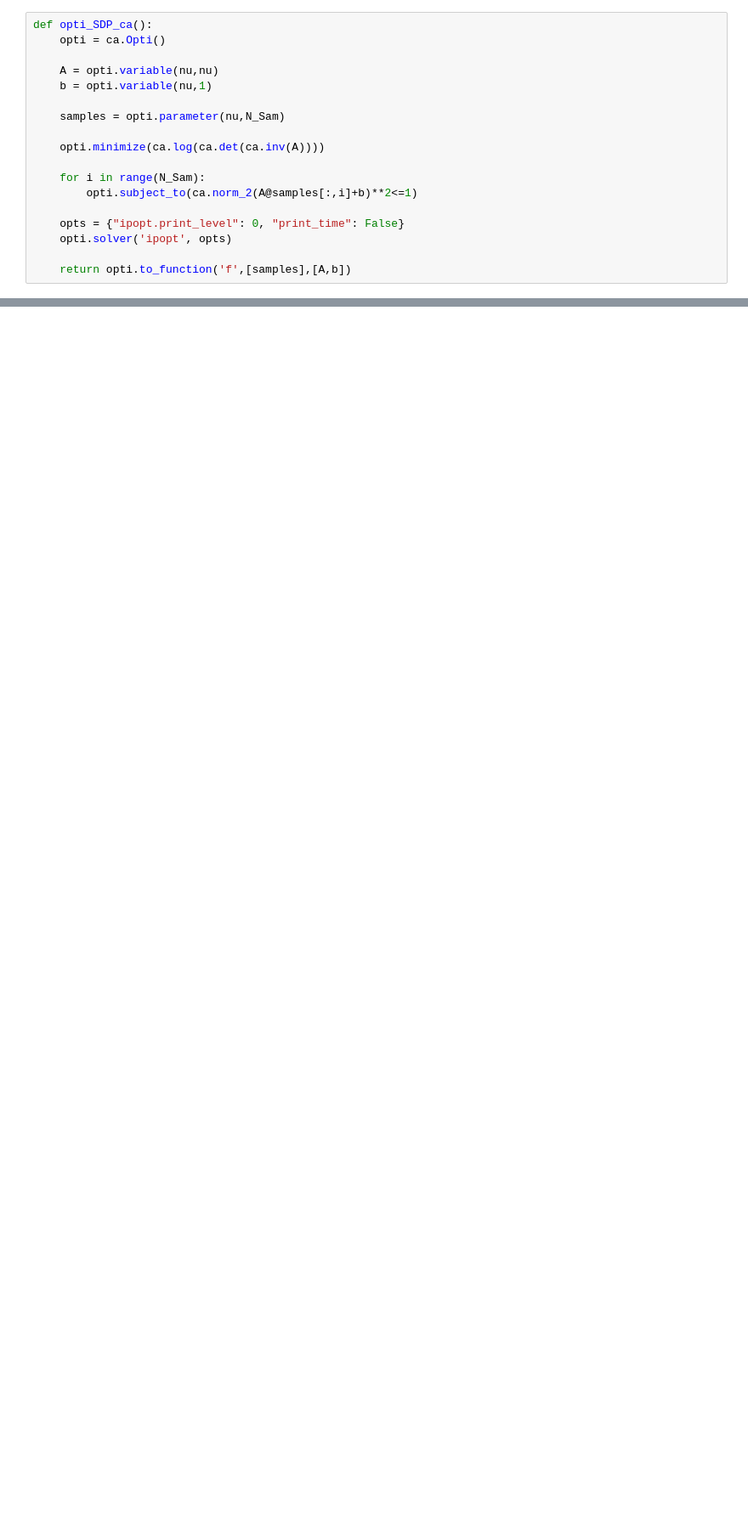
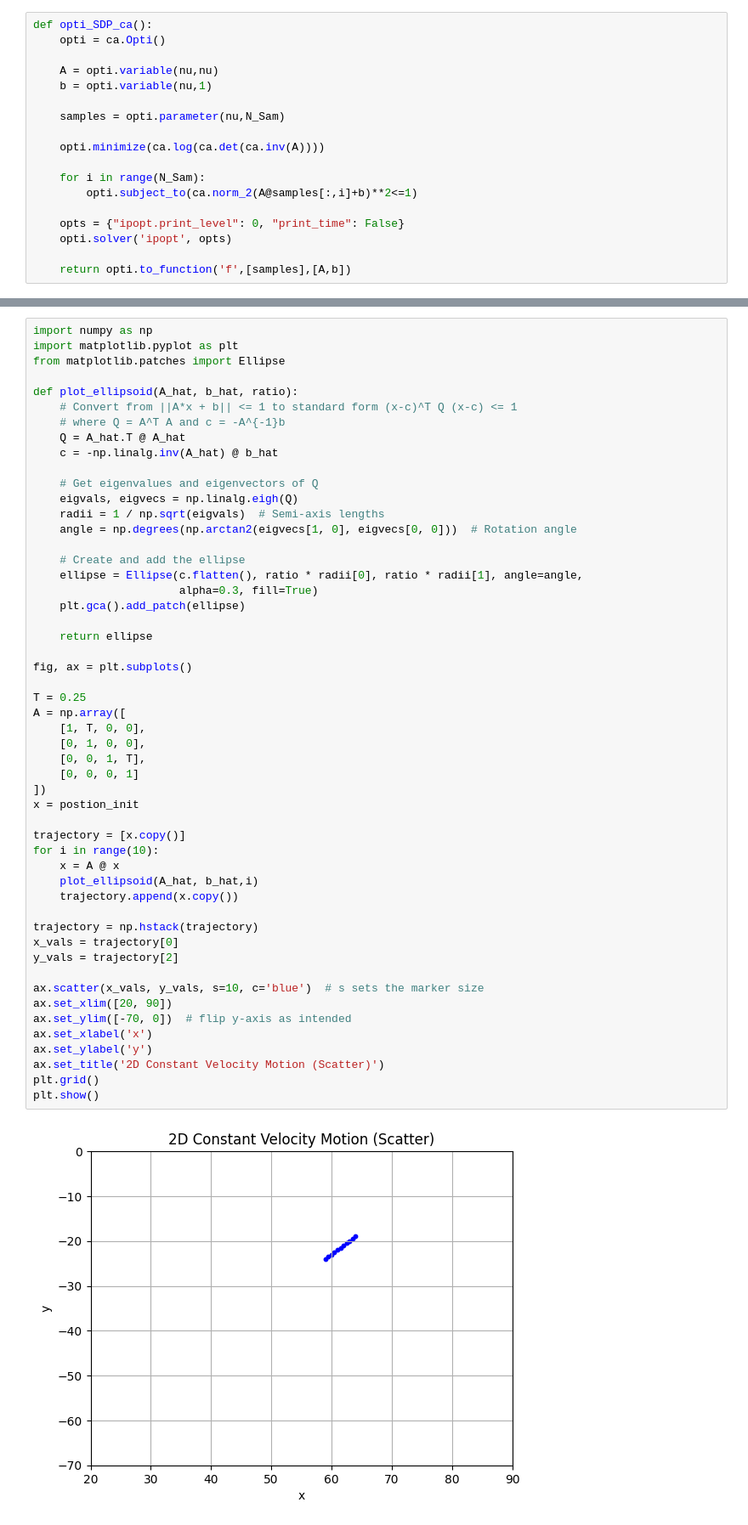
Before and after one commit to QDZHOU/FYP_Intent_Learning, a Jupyter notebook: H_estimation/H_estimation_ellipsoid.ipynb, the cells around one changed output, grey strips where cells are left out. Shown at 85% size. Drawn from its saved outputs; the diff is of its cells as text; blank space fills up the shorter version.

Commit message:
feat:ellipsoid reachability

```diff
--- a/H_estimation/H_estimation_ellipsoid.ipynb
+++ b/H_estimation/H_estimation_ellipsoid.ipynb
@@ -117,3 +197,57 @@ plt.show()
+# %%
+import numpy as np
+import matplotlib.pyplot as plt
+from matplotlib.patches import Ellipse
+
+def plot_ellipsoid(A_hat, b_hat, ratio):
+    # Convert from ||A*x + b|| <= 1 to standard form (x-c)^T Q (x-c) <= 1
+    # where Q = A^T A and c = -A^{-1}b
+    Q = A_hat.T @ A_hat
+    c = -np.linalg.inv(A_hat) @ b_hat
+
+    # Get eigenvalues and eigenvectors of Q
+    eigvals, eigvecs = np.linalg.eigh(Q)
+    radii = 1 / np.sqrt(eigvals)  # Semi-axis lengths
+    angle = np.degrees(np.arctan2(eigvecs[1, 0], eigvecs[0, 0]))  # Rotation angle
+
+    # Create and add the ellipse
+    ellipse = Ellipse(c.flatten(), ratio * radii[0], ratio * radii[1], angle=angle,
+                      alpha=0.3, fill=True)
+    plt.gca().add_patch(ellipse)
+
+    return ellipse
+
+fig, ax = plt.subplots()
+
+T = 0.25
+A = np.array([
+    [1, T, 0, 0],
+    [0, 1, 0, 0],
+    [0, 0, 1, T],
+    [0, 0, 0, 1]
+])
+x = postion_init
+
+trajectory = [x.copy()]
+for i in range(10):
+    x = A @ x
+    plot_ellipsoid(A_hat, b_hat,i)
+    trajectory.append(x.copy())
+
+trajectory = np.hstack(trajectory)
+x_vals = trajectory[0]
+y_vals = trajectory[2]
+
+ax.scatter(x_vals, y_vals, s=10, c='blue')  # s sets the marker size
+ax.set_xlim([20, 90])
+ax.set_ylim([-70, 0])  # flip y-axis as intended
+ax.set_xlabel('x')
+ax.set_ylabel('y')
+ax.set_title('2D Constant Velocity Motion (Scatter)')
+plt.grid()
+plt.show()
+# %% [output]
+[figure, added]
 # %%
 def opti_SDP_lemma1(nu, sample, A_pre, b_pre):
     # Define variables
```
Also changed, not shown: parts of 11 cells of this notebook, 4 other files.
